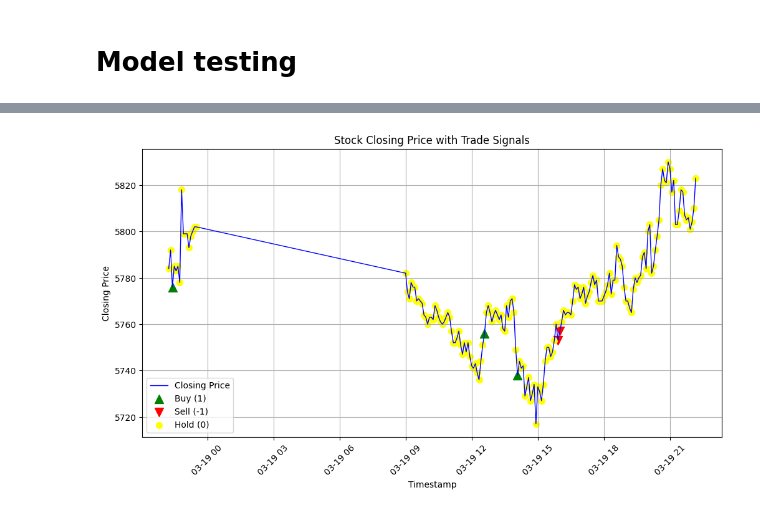
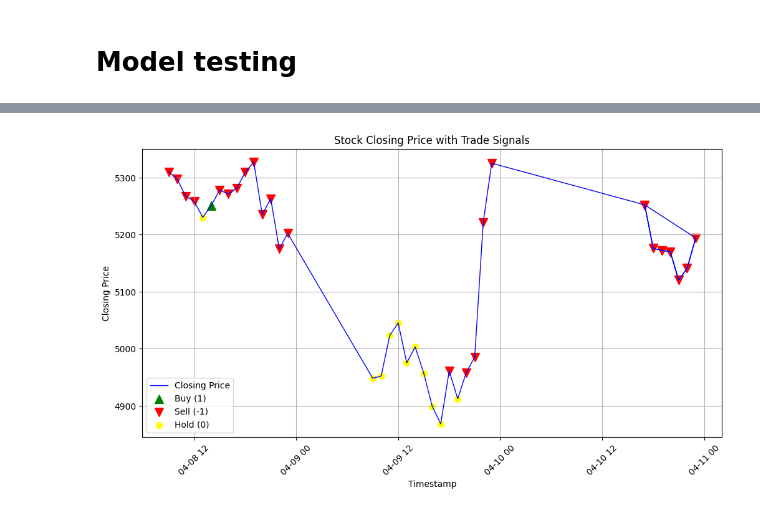
Before and after one commit to supriyo116/Project_ML, a Jupyter notebook: Model_training_testing.ipynb, the cells around one changed output, grey strips where cells are left out. Cells and saved outputs as stored; diff of their text form; code cells hidden in the pictures.

```diff
--- a/Model_training_testing.ipynb
+++ b/Model_training_testing.ipynb
@@ -519,4 +347,11 @@ Confusion Matrix:
 # Model testing
 # %%
 import history
-df_5m = history.fetch_historical_data("MCX:CRUDEOILM25MARFUT", "5", ATR=12, mult=2)
+df = history.fetch_historical_data("MCX:CRUDEOILM25APRFUT", "60", ATR=12, mult=2)
+
+df.ta.macd(append=True)
+df.ta.rsi(append=True)
+df.ta.stoch(append=True)
+df.ta.bbands(append=True)
+df.ta.supertrend(append=True)
+df.ta.obv(append=True)
@@ -562,31 +459,33 @@ print(df_5m[["timestamp", "prediction"]])
 # %%
 import matplotlib.pyplot as plt
 
 plt.figure(figsize=(12, 6))
+
+df_5m=df.copy()
 
 # Plot closing price
 plt.plot(df_5m["timestamp"], df_5m["close"], label="Closing Price", color="blue", linewidth=1)
 
 # Plot buy signals (prediction == 1)
 plt.scatter(df_5m[df_5m["prediction"] == 1]["timestamp"], df_5m[df_5m["prediction"] == 1]["close"],
             marker="^", color="green", s=100, label="Buy (1)")
 
 # Plot sell signals (prediction == -1)
 plt.scatter(df_5m[df_5m["prediction"] == -1]["timestamp"], df_5m[df_5m["prediction"] == -1]["close"],
             marker="v", color="red", s=100, label="Sell (-1)")
 
 # Plot hold signals (prediction == 0)
 plt.scatter(df_5m[df_5m["prediction"] == 0]["timestamp"], df_5m[df_5m["prediction"] == 0]["close"],
             marker="o", color="yellow", s=50, label="Hold (0)")
 
 # Formatting
 plt.xlabel("Timestamp")
 plt.ylabel("Closing Price")
 plt.title("Stock Closing Price with Trade Signals")
 plt.legend()
 plt.xticks(rotation=45)  # Rotate timestamps for better visibility
 plt.grid()
 
 plt.show()
 # %% [output]
-[figure, old version]
+[figure, new version]
```
Also changed, not shown: parts of 26 cells of this notebook, 10 other files.
